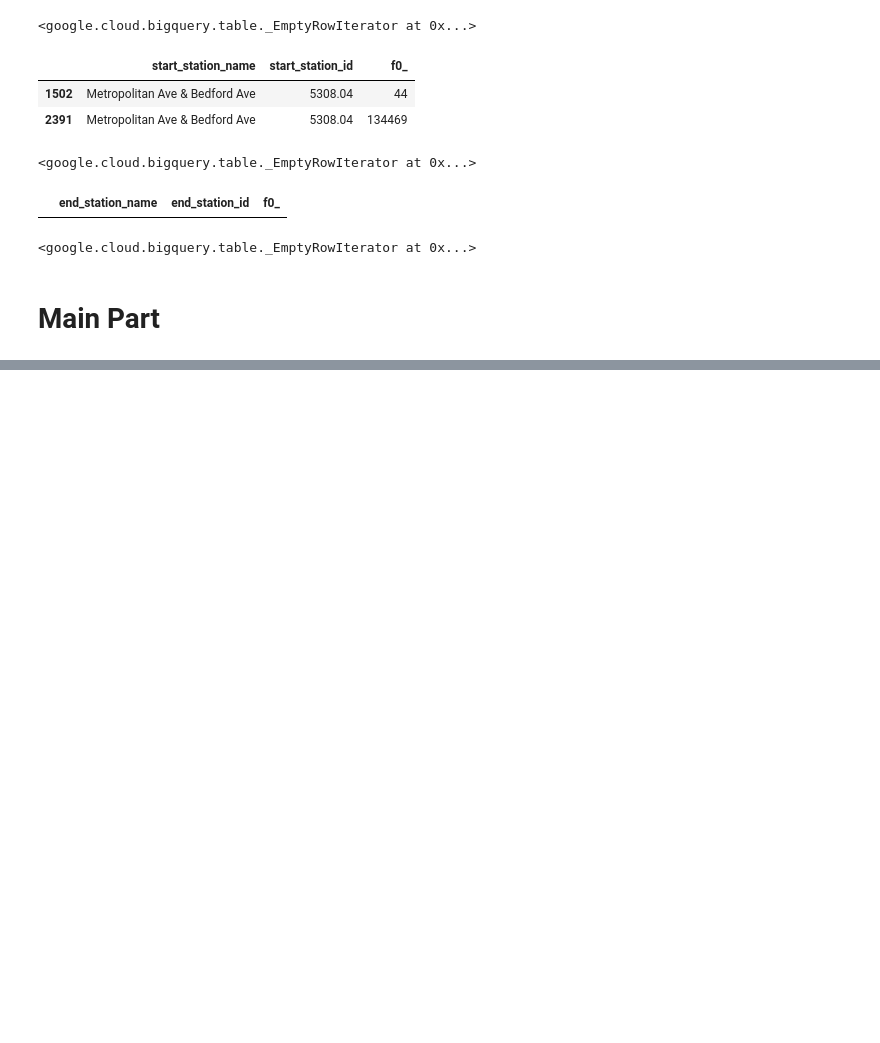
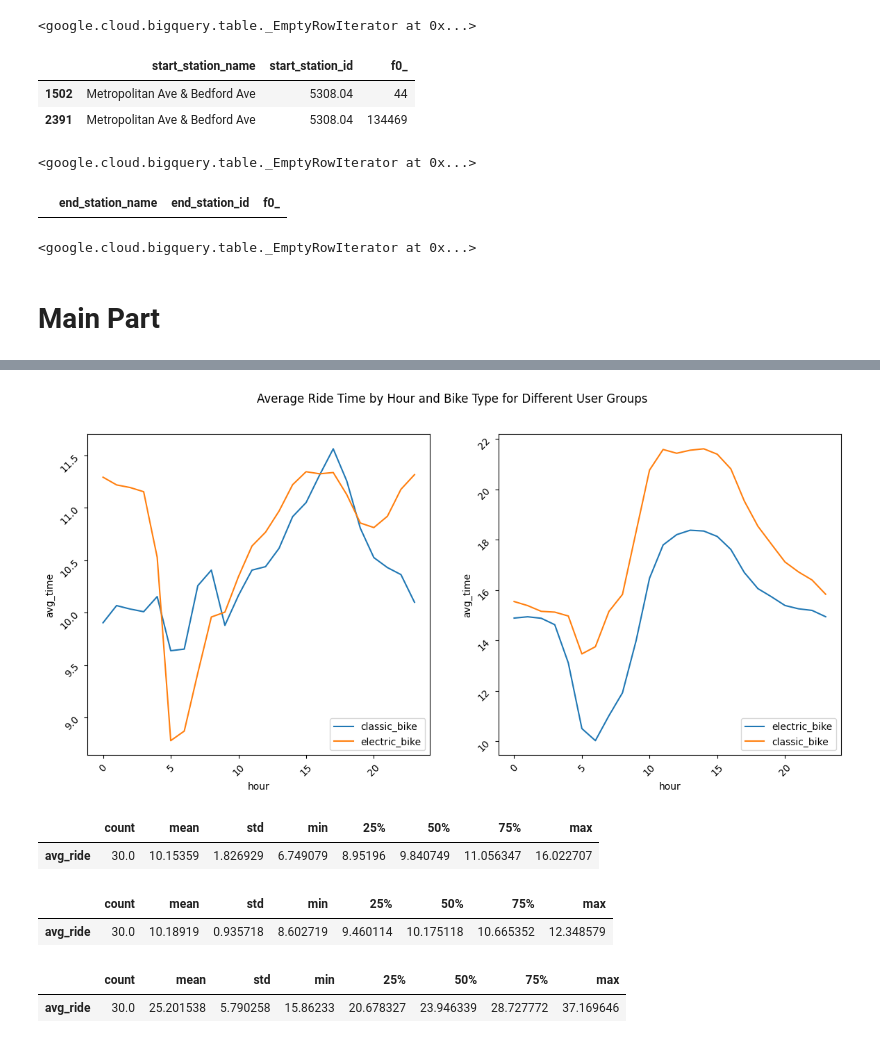
Before and after one commit to olshevskaa/citibike-nyc, a Jupyter notebook: notebooks/citibike.ipynb, the cells around one changed output, grey strips where cells are left out. Drawn from its saved outputs; the diff is of its cells as text; code cells hidden in the pictures; blank space fills up the shorter version.

```diff
--- a/notebooks/citibike.ipynb
+++ b/notebooks/citibike.ipynb
@@ -765,0 +695,77 @@ ax[1].legend(loc='lower right')
+# %%
+query = f"""
+    SELECT
+        member_casual,
+        rideable_type,
+        EXTRACT(HOUR FROM started_at) as hour,
+        AVG(ride_time) as avg_time
+        FROM {cleaned_table_ref}
+    GROUP BY member_casual, rideable_type, hour
+"""
+
+df = client.query(query).to_dataframe()
+df = df.sort_values(by='hour')
+
+member_df = df[df['member_casual'] == 'member']
+casual_df = df[df['member_casual'] == 'casual']
+
+fig, ax = plt.subplots(1,2, figsize=(14, 6))
+
+sns.lineplot(data=member_df, x='hour', y='avg_time', hue='rideable_type', ax=ax[0])
+sns.lineplot(data=casual_df, x='hour', y='avg_time', hue='rideable_type', ax=ax[1])
+
+ax[0].tick_params(labelrotation=45)
+ax[0].legend(loc='lower right')
+
+ax[1].tick_params(labelrotation=45)
+ax[1].legend(loc='lower right')
+
+plt.suptitle('Average Ride Time by Hour and Bike Type for Different User Groups')
+plt.show()
+# %% [output]
+[figure, added]
+# %%
+query = f"""
+    SELECT start_station_name, AVG(ride_time) as avg_ride
+    FROM {cleaned_table_ref}
+    WHERE member_casual = 'member' AND rideable_type = 'classic_bike'
+    GROUP BY start_station_name
+    ORDER BY COUNT(*) DESC
+    LIMIT 30
+"""
+
+df = client.query(query).to_dataframe()
+df.describe().T
+# %% [output]
+|  | count | mean | std | min | 25% | 50% | 75% | max |
+| avg_ride | 30.0 | 10.15359 | 1.826929 | 6.749079 | 8.95196 | 9.840749 | 11.056347 | 16.022707 |
+# %%
+query = f"""
+    SELECT start_station_name, AVG(ride_time) as avg_ride
+    FROM {cleaned_table_ref}
+    WHERE member_casual = 'member' AND rideable_type = 'electric_bike'
+    GROUP BY start_station_name
+    ORDER BY COUNT(*) DESC
+    LIMIT 30
+"""
+
+df = client.query(query).to_dataframe()
+df.describe().T
+# %% [output]
+|  | count | mean | std | min | 25% | 50% | 75% | max |
+| avg_ride | 30.0 | 10.18919 | 0.935718 | 8.602719 | 9.460114 | 10.175118 | 10.665352 | 12.348579 |
+# %%
+query = f"""
+    SELECT start_station_name, AVG(ride_time) as avg_ride
+    FROM {cleaned_table_ref}
+    WHERE member_casual = 'casual' AND rideable_type = 'classic_bike'
+    GROUP BY start_station_name
+    ORDER BY COUNT(*) DESC
+    LIMIT 30
+"""
+
+df = client.query(query).to_dataframe()
+df.describe().T
+# %% [output]
+|  | count | mean | std | min | 25% | 50% | 75% | max |
+| avg_ride | 30.0 | 25.201538 | 5.790258 | 15.86233 | 20.678327 | 23.946339 | 28.727772 | 37.169646 |
```
Also changed, not shown: parts of 41 cells of this notebook.
